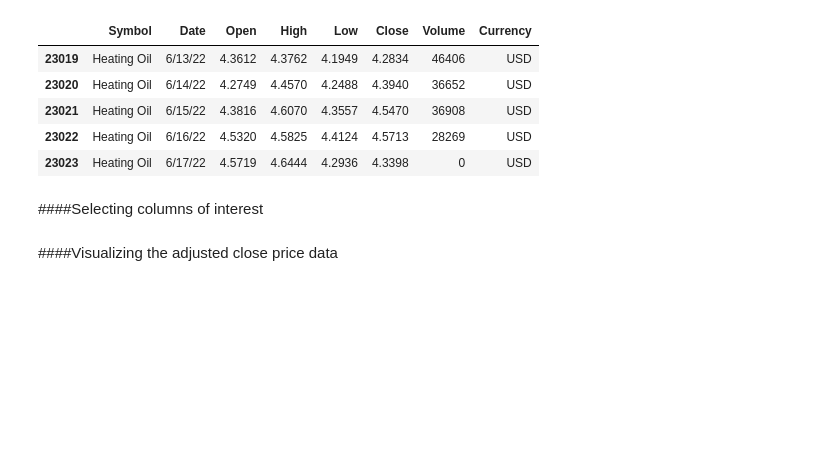
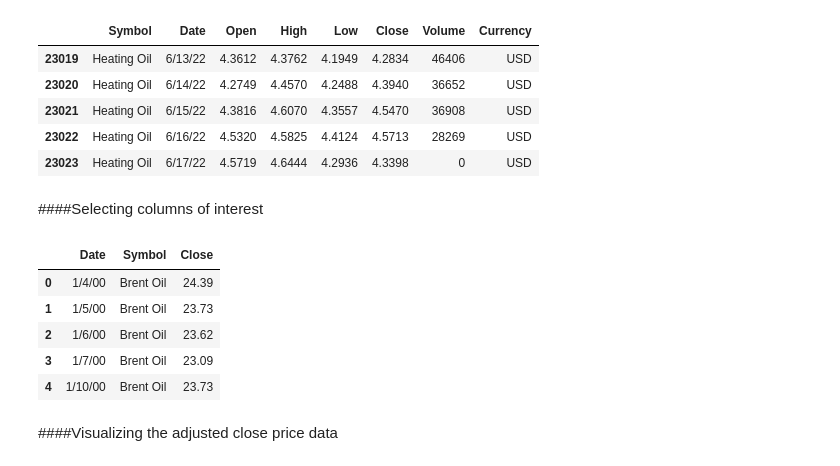
Before and after one commit to mofuoku417/anomaly-detection, a Jupyter notebook: Detecting_Anomalies_In_Crude_Oil_Prices_Using_Deep_Learning.ipynb, the cells around one changed output. Saved outputs shown, nothing was run; the diff lists cells and outputs as text; code cells hidden in the pictures; blank space fills up the shorter version.

```diff
--- a/Detecting_Anomalies_In_Crude_Oil_Prices_Using_Deep_Learning.ipynb
+++ b/Detecting_Anomalies_In_Crude_Oil_Prices_Using_Deep_Learning.ipynb
@@ -69,6 +69,16 @@ df.tail(5)
 | 23023 | Heating Oil | 6/17/22 | 4.5719 | 4.6444 | 4.2936 | 4.3398 | 0 | USD |
 # %% [markdown]
 ####Selecting columns of interest
+# %%
+df1 = df[['Date', 'Symbol', 'Close']]
+df1.head(5)
+# %% [output]
+|  | Date | Symbol | Close |
+| 0 | 1/4/00 | Brent Oil | 24.39 |
+| 1 | 1/5/00 | Brent Oil | 23.73 |
+| 2 | 1/6/00 | Brent Oil | 23.62 |
+| 3 | 1/7/00 | Brent Oil | 23.09 |
+| 4 | 1/10/00 | Brent Oil | 23.73 |
 # %% [markdown]
 ####Visualizing the adjusted close price data
 # %%
```
Also changed, not shown: parts of 3 cells of this notebook.
